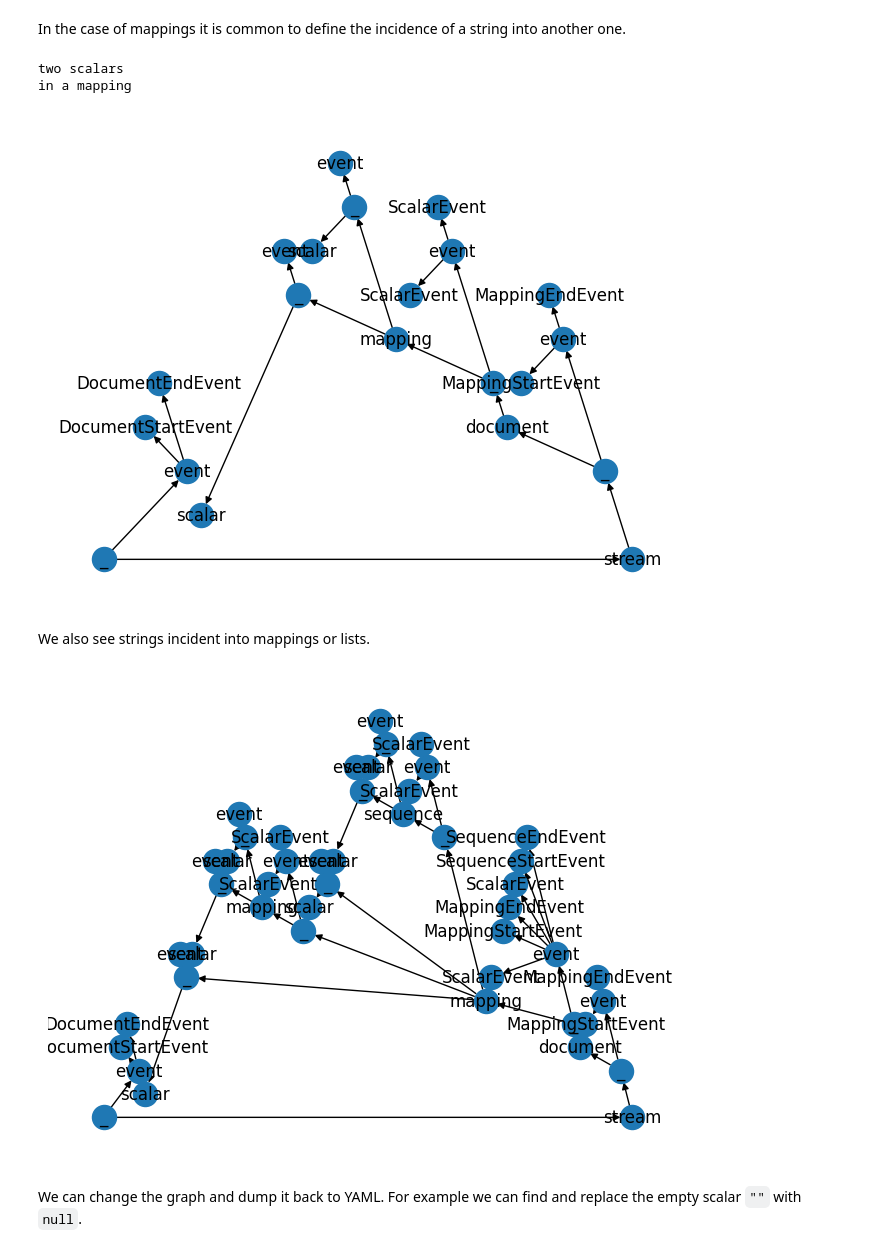
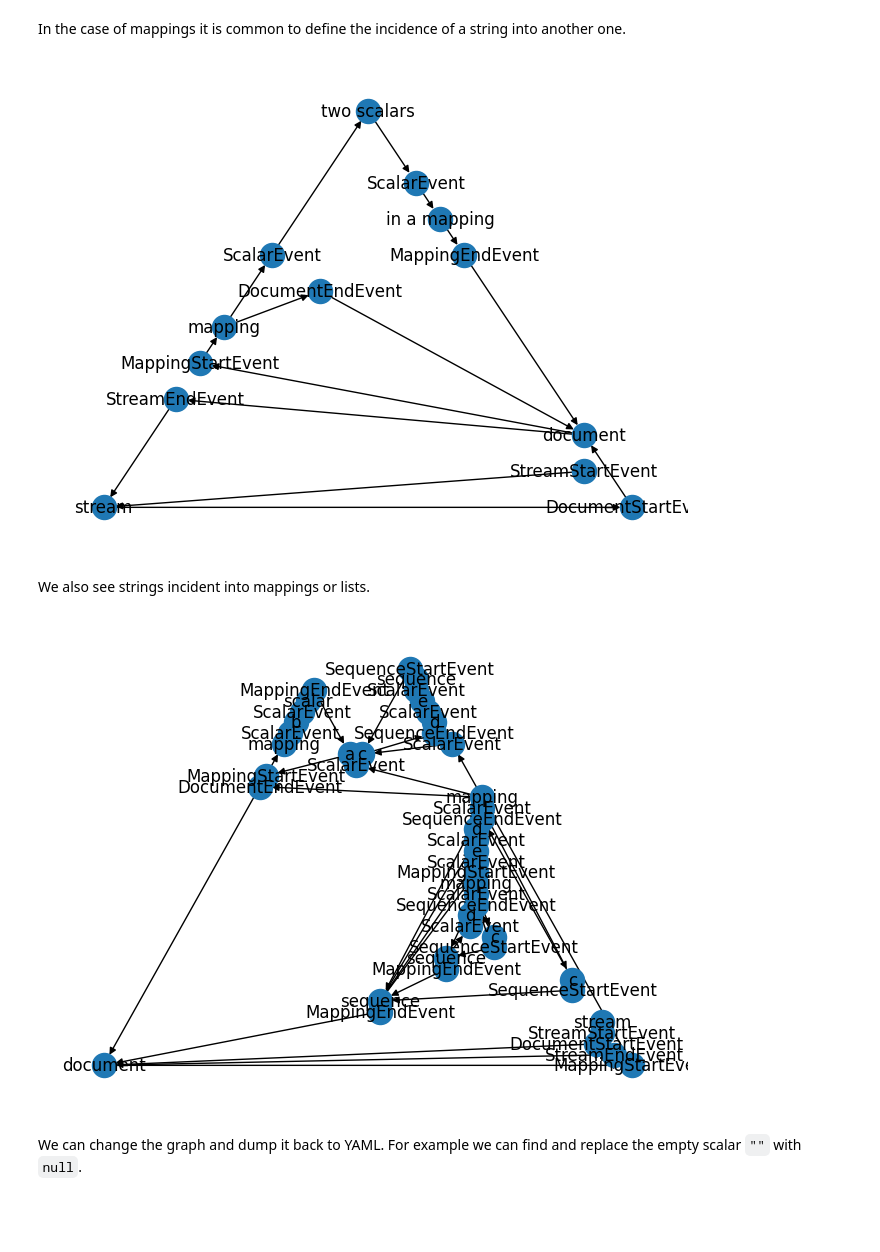
Before and after one commit to colltoaction/nx_yaml, a Jupyter notebook: tutorial.ipynb, the cells around one changed output. Saved outputs shown, nothing was run; the diff lists cells and outputs as text; code cells hidden in the pictures; blank space fills up the shorter version.

```diff
--- a/tutorial.ipynb
+++ b/tutorial.ipynb
@@ -8,7 +8,7 @@ import networkx as nx
 from src.nx_yaml import nx_compose_all as load, nx_serialize_all as dump
 
 def draw(G):
-    node_labels = {n: G.nodes[n].get("tag") or G.nodes[n].get("kind") for n in G}
+    node_labels = {n: G.nodes[n].get("value") or G.nodes[n].get("tag") or G.nodes[n].get("kind") for n in G}
     nx.draw_planar(G, labels=node_labels)
 # %%
 G0 = load("""
@@ -36,20 +35,18 @@ In the case of mappings it is common to define the incidence of a string into an
 # %%
 G2 = load("two scalars: in a mapping")
 # the root is the mapping itself
-print(G2.nodes[12]["value"])
-print(G2.nodes[16]["value"])
+# print(G2.nodes[12]["value"])
+# print(G2.nodes[16]["value"])
 draw(G2)
 # %% [output]
-two scalars
-in a mapping
-[figure, old version]
+[figure, new version]
 # %% [markdown]
 We also see strings incident into mappings or lists.
 # %%
-G3 = load("{a: {b: ""}, c: [d, e]}")
+G3 = load("{a: {b: ""}, c: [d, e], c: [d, e, c: [d]]}")
 draw(G3)
 # %% [output]
-[figure, old version]
+[figure, new version]
 # %% [markdown]
 We can change the graph and dump it back to YAML. For example we can find and replace the empty scalar `""` with `null`.
 # %%
```
Also changed, not shown: parts of 3 cells of this notebook, 1 other file.
